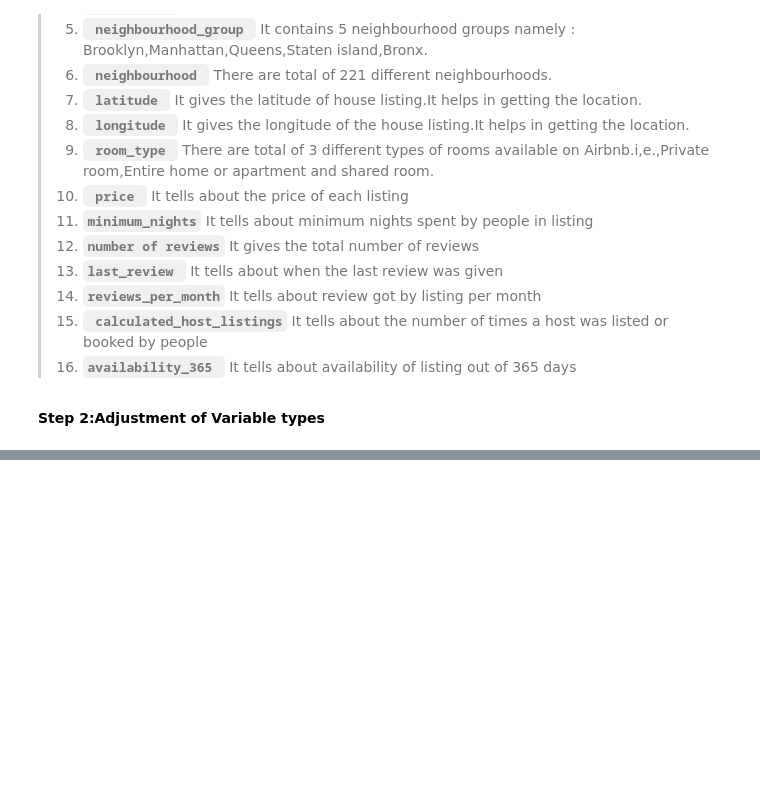
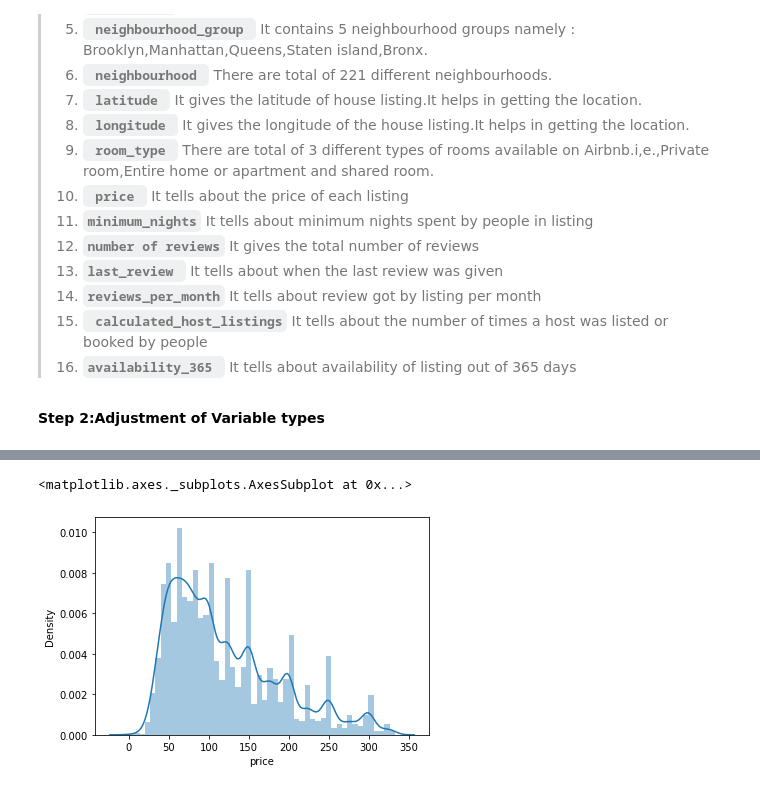
Before and after one commit to SachinYallapurkar/AirBnb-bookings-analysis, a Jupyter notebook: AirBnb_bookings_analysis.ipynb, the cells around one changed output, grey strips where cells are left out. Saved outputs shown, nothing was run; the diff lists cells and outputs as text; code cells hidden in the pictures; blank space fills up the shorter version.

```diff
--- a/AirBnb_bookings_analysis.ipynb
+++ b/AirBnb_bookings_analysis.ipynb
@@ -231,0 +396,6 @@ array(['Private room', 'Entire home/apt', 'Shared room'], dtype=object)
+# %%
+#distribution plot after handling outliers
+sns.distplot(df_price["price"])
+# %% [output]
+<matplotlib.axes._subplots.AxesSubplot at 0x...>
+[figure, added]
```
Also changed, not shown: parts of 34 cells of this notebook.
